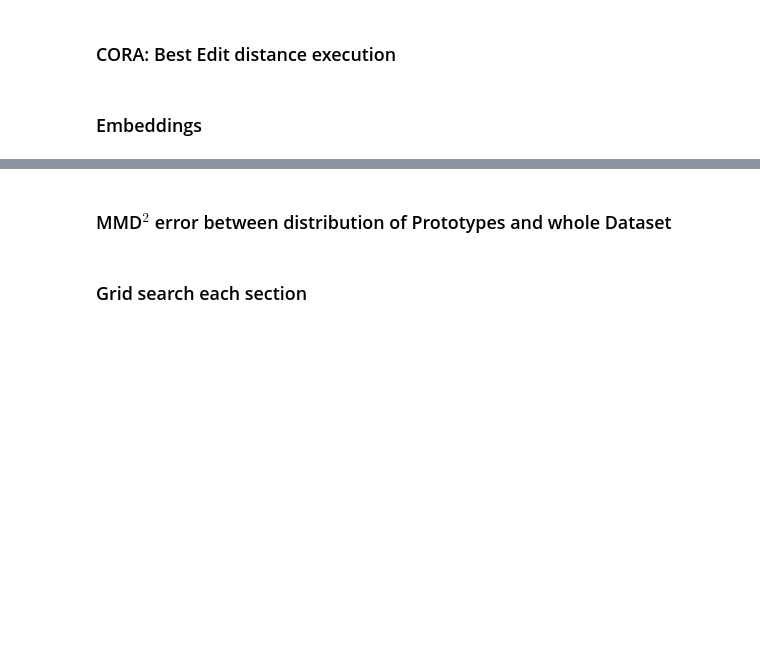
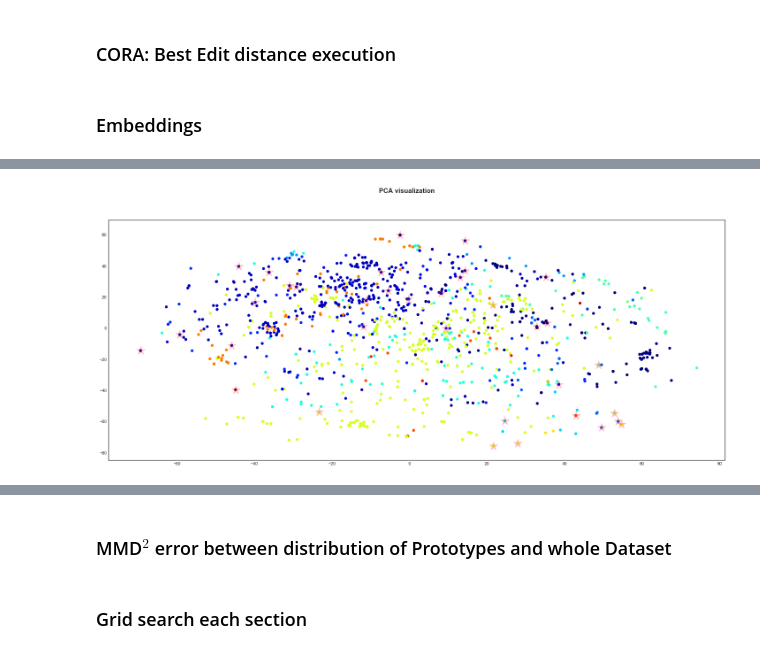
Before and after one commit to Nikoletos-K/WinnER, a Jupyter notebook: EntireDatasetJupyter-Current.ipynb, the cells around one changed output, grey strips where cells are left out. Saved outputs shown, nothing was run; the diff lists cells and outputs as text; code cells hidden in the pictures; blank space fills up the shorter version.

```diff
--- a/EntireDatasetJupyter-Current.ipynb
+++ b/EntireDatasetJupyter-Current.ipynb
@@ -1048,4 +1011,4 @@ def PCA_SpaceVisualization_3D(X,Prototypes,title='PCA visualization',withText=Fa
 
     return pcaComponents
 
-pcaComponents = PCA_SpaceVisualization_3D(model.rankedVectors,model.prototypeArray)
+# pcaComponents = PCA_SpaceVisualization_3D(model.rankedVectors,model.prototypeArray)
@@ -1536,3 +1511,5 @@ pcaComponents = PCA_SpaceVisualization(model.rankedVectors,model.prototypeArray)
 # %%
-pcaComponents = WTA_PCA_SpaceVisualization(model.rankedVectors,model.prototypeArray,model.HashedClusters)
+pcaComponents = WTA_PCA_SpaceVisualization(model.rankedVectors,model.prototypeArray,model.HashedClusters, decompositionMenthod='MSD')
+# %% [output]
+[figure, added]
 # %%
```
Also changed, not shown: parts of 8 cells of this notebook.
